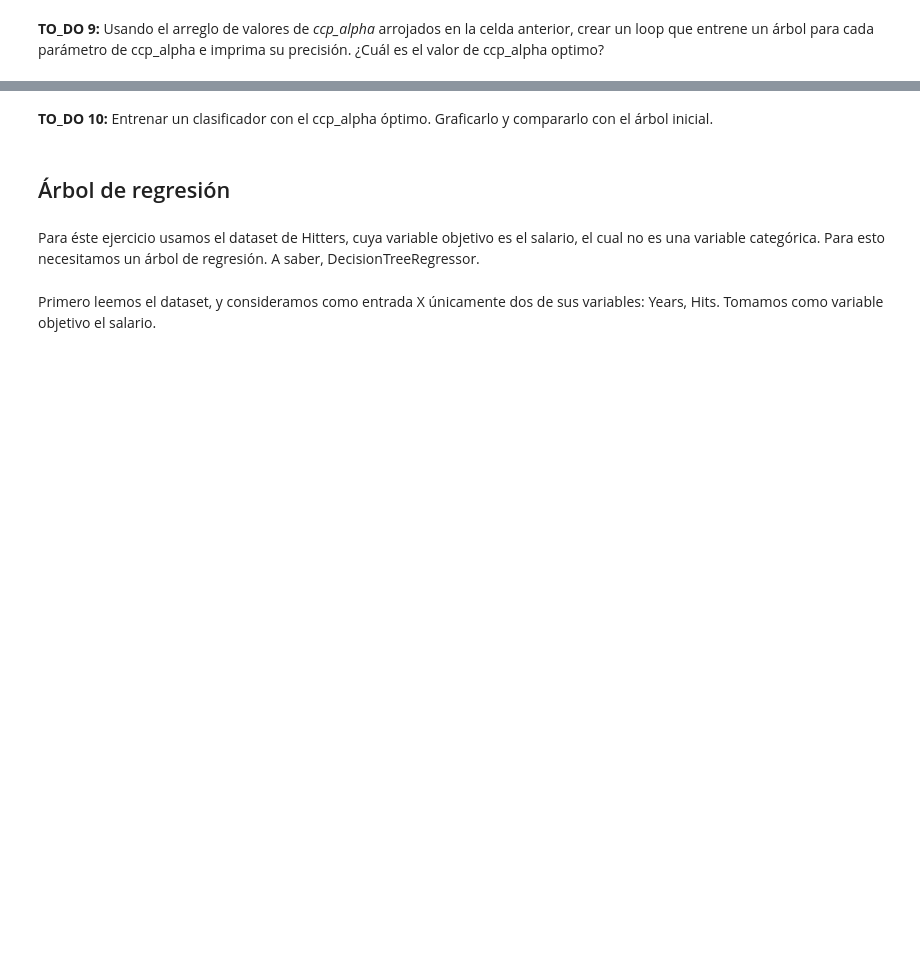
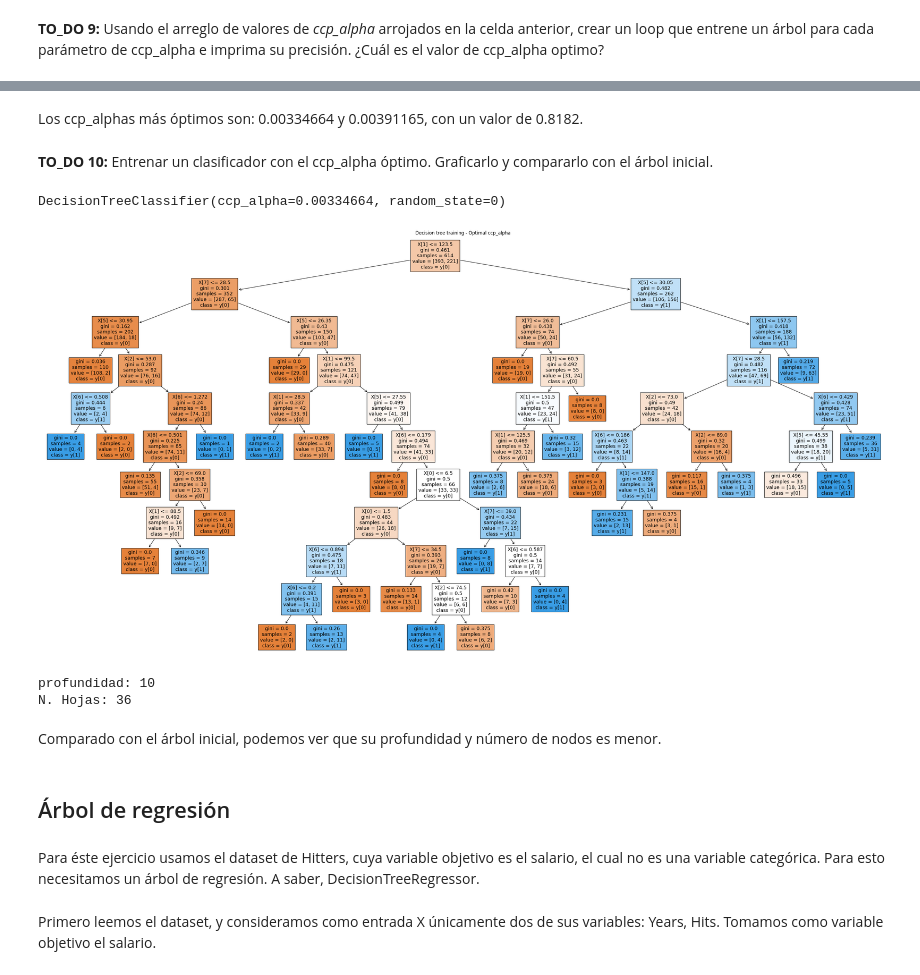
Before and after one commit to DaveAlsina/7timoSemestre, a Jupyter notebook: ml/exercises/ws1/Taller_árboles_de_decisión_16_feb.ipynb, the cells around one changed output, grey strips where cells are left out. Saved outputs shown, nothing was run; the diff lists cells and outputs as text; code cells hidden in the pictures; blank space fills up the shorter version.

```diff
--- a/ml/exercises/ws1/Taller_árboles_de_decisión_16_feb.ipynb
+++ b/ml/exercises/ws1/Taller_árboles_de_decisión_16_feb.ipynb
@@ -86,6 +289,6 @@ Uno de los parámetros del DecisionTreeClassifier es *ccp_alpha*, el cual es un
 
 Entre mayor es el valor de $\alpha$, más se poda el árbol.
 # %%
-path = clf.cost_complexity_pruning_path(X_train, y_train)
+path = clf.cost_complexity_pruning_path(X_train2, y_train2)
 ccp_alphas, impurities = path.ccp_alphas, path.impurities
 ccp_alphas
@@ -97,0 +313,10 @@ Usando el arreglo de valores de *ccp_alpha* arrojados en la celda anterior, crea
+# %%
+## código aquí
+
+for ccp_alpha in ccp_alphas:
+
+    clf = DecisionTreeClassifier(random_state=0, ccp_alpha=ccp_alpha)
+    clf.fit(X_train2, y_train2)
+    y_pred2 = clf.predict(X_test2)
+    accuracy = metrics.accuracy_score(y_test2, y_pred2)
+    print("ccp_alpha = {:.8f}, accuracy = {:.4f}".format(ccp_alpha, accuracy))
@@ -98,6 +341,29 @@ Usando el arreglo de valores de *ccp_alpha* arrojados en la celda anterior, crea
+# %% [markdown]
+Los ccp_alphas más óptimos son: 0.00334664 y 0.00391165, con un valor de 0.8182.
 # %% [markdown]
 **TO_DO 10:**
 Entrenar un clasificador con el ccp_alpha óptimo. Graficarlo y compararlo con el árbol inicial.
+# %%
+optimal_ccp = 0.00334664
+clf3 = DecisionTreeClassifier(random_state=0, ccp_alpha=optimal_ccp)
+clf3.fit(X_train2, y_train2)
+# %% [output]
+DecisionTreeClassifier(ccp_alpha=0.00334664, random_state=0)
+# %%
+plt.figure(figsize=(40, 20))
+plot_tree(clf3, filled=True, class_names=True)
+plt.title("Decision tree training - Optimal ccp_alpha")
+plt.show()
+# %% [output]
+[figure, added]
+# %%
+print(f"profundidad: {clf3.get_depth()}")
+print(f"N. Hojas: {clf3.get_n_leaves()}")
+# %% [output]
+profundidad: 10
+N. Hojas: 36
+# %% [markdown]
+Comparado con el árbol inicial, podemos ver que su profundidad y número de nodos es menor.
 # %% [markdown]
 ## Árbol de regresión
 # %% [markdown]
```
Also changed, not shown: parts of 32 cells of this notebook, 5 other files.
